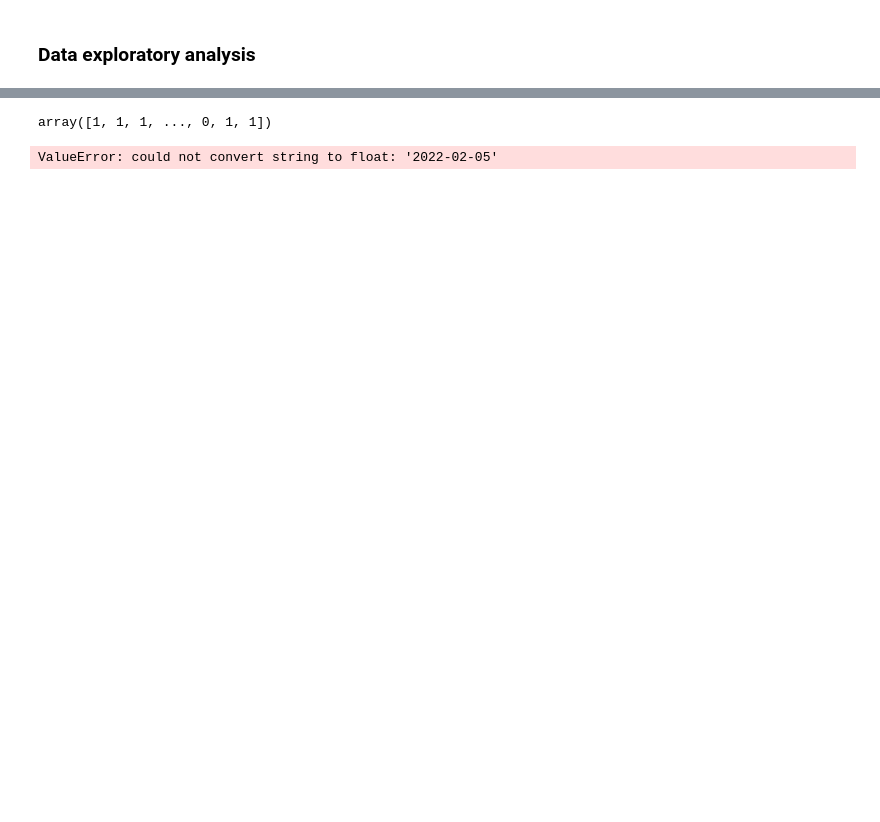
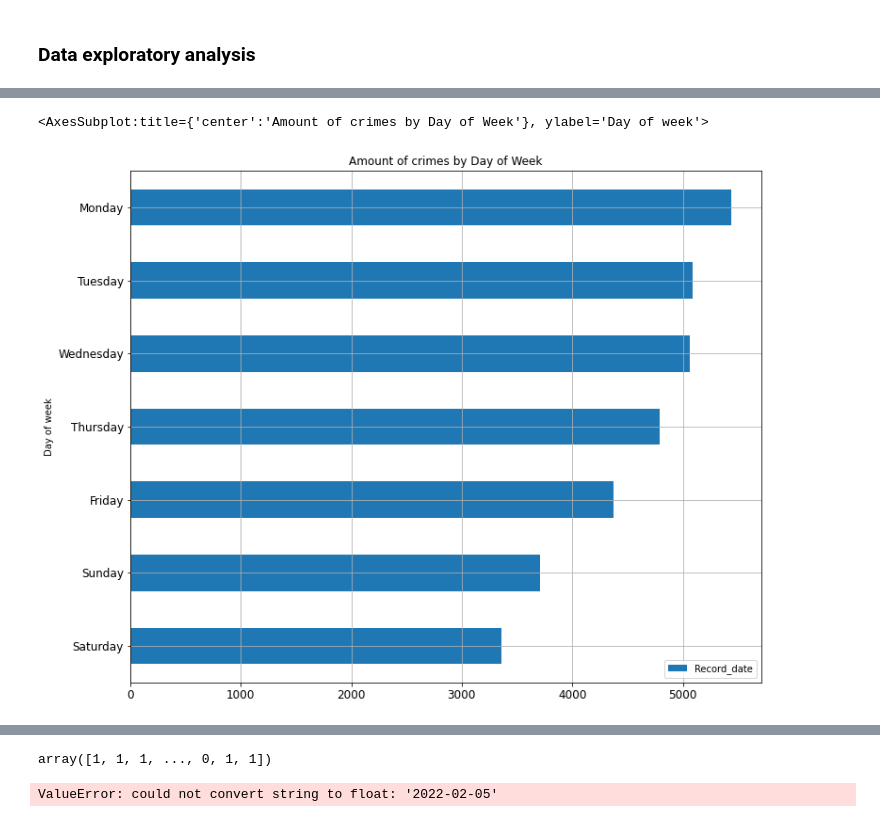
Before and after one commit to MSI17819/Berlin_bike_theft_prediction, a Jupyter notebook: Berlin_bike_thief_analysis_and_prediction.ipynb, the cells around one changed output, grey strips where cells are left out. Drawn from its saved outputs; the diff is of its cells as text; code cells hidden in the pictures; blank space fills up the shorter version.

```diff
--- a/Berlin_bike_thief_analysis_and_prediction.ipynb
+++ b/Berlin_bike_thief_analysis_and_prediction.ipynb
@@ -4,7 +4,7 @@
 import pandas as pd
 import numpy as np
 # %%
-url = r'C:\Users\dell\Desktop\Project\Berlin_bike_theft_prediction.csv'
+url = r'https://raw.githubusercontent.com/MSI17819/Berlin_bike_theft_prediction/main/Berlin_bike_thief_file_for_analysis.csv'
 
 df = pd.read_csv(url, sep=',', encoding="utf-8")
 
@@ -29,0 +32,2 @@ memory usage: 4.3+ MB
+# %%
+df_copy = df.copy()
@@ -30 +54,3 @@ memory usage: 4.3+ MB
+# %%
+df_copy['Record_day'] = pd.to_datetime(df_copy['Record_date']).dt.day_name()
 # %%
@@ -34,8 +68,13 @@ KeyError: 'Record_day_of_week'
 # %%
-df.groupby('Record_day_of_week')[['Record_date']].count().sort_values(by='Record_date', ascending=True).plot(kind='barh',
-                                                                                                                   figsize=(12,10),
-                                                                                                                   fontsize=12,
-                                                                                                                   title='Amount of crimes by Day of Week',
-                                                                                                                   xlabel='Day of week',
-                                                                                                                   grid=True)
+df_copy.groupby('Record_day')[['Record_date']].count()\
+                .sort_values(by='Record_date', ascending=True)\
+                .plot(kind='barh',
+                figsize=(12,10),
+                fontsize=12,
+                title='Amount of crimes by Day of Week',
+                xlabel='Day of week',
+                grid=True)
+# %% [output]
+<AxesSubplot:title={'center':'Amount of crimes by Day of Week'}, ylabel='Day of week'>
+[figure, added]
 # %%
```
Also changed, not shown: parts of 15 cells of this notebook.
